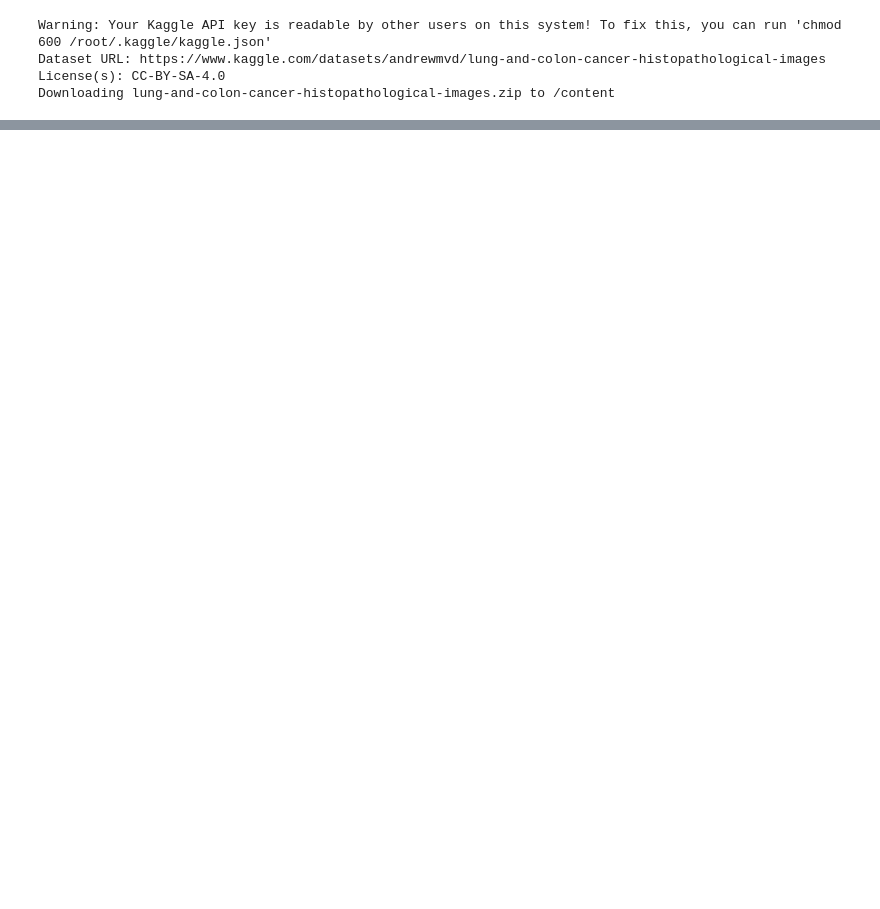
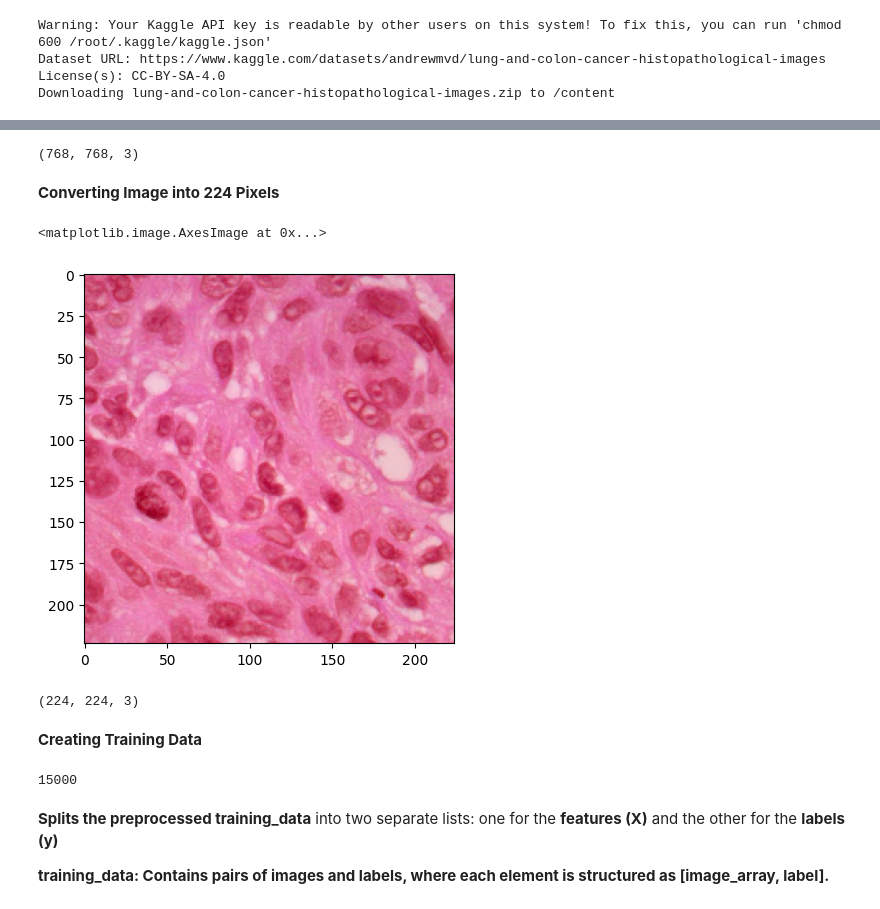
Before and after one commit to Anam2291/Deep_Learning_Projects, a Jupyter notebook: Lung_Cancer_Detection_using_VGG16.ipynb, the cells around one changed output, grey strips where cells are left out. Cells and saved outputs as stored; diff of their text form; code cells hidden in the pictures; blank space fills up the shorter version.

```diff
--- a/Lung_Cancer_Detection_using_VGG16.ipynb
+++ b/Lung_Cancer_Detection_using_VGG16.ipynb
@@ -55,0 +56,19 @@ for category in CATEGORIES:
+# %%
+img_array.shape
+# %% [output]
+(768, 768, 3)
+# %% [markdown]
+**Converting Image into 224 Pixels**
+# %%
+IMG_SIZE = 224
+new_array = cv2.resize(img_array, (IMG_SIZE, IMG_SIZE))
+plt.imshow(new_array)
+# %% [output]
+<matplotlib.image.AxesImage at 0x...>
+[figure, added]
+# %%
+new_array.shape
+# %% [output]
+(224, 224, 3)
+# %% [markdown]
+**Creating Training Data**
@@ -55,0 +91,8 @@ for category in CATEGORIES:
+# %%
+len(training_data)
+# %% [output]
+15000
+# %% [markdown]
+**Splits the preprocessed training_data** into two separate lists: one for the **features (X)** and the other for the **labels (y)**
+
+**training_data: Contains pairs of images and labels, where each element is structured as [image_array, label].**
```
Also changed, not shown: parts of 16 cells of this notebook.
